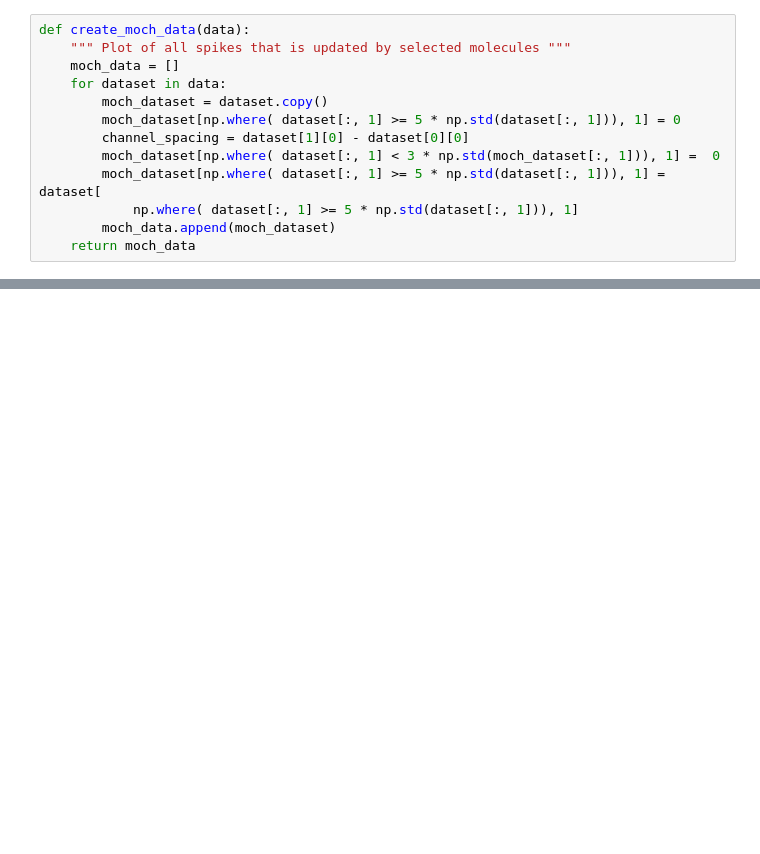
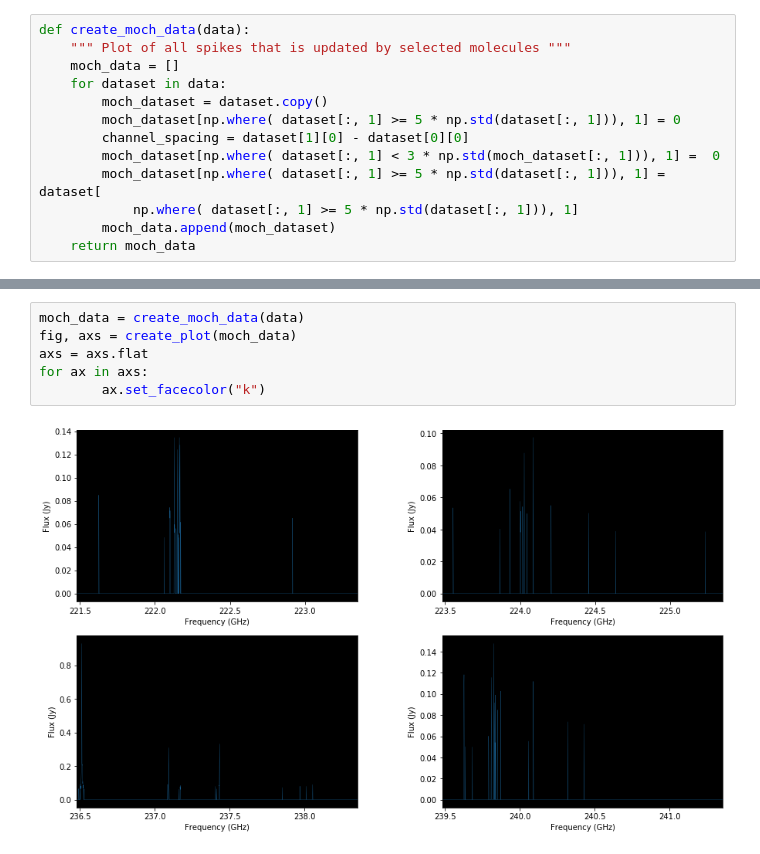
Before and after one commit to lavos84/NASA-Spectroscopy, a Jupyter notebook: Capstone.ipynb, the cells around one changed output, grey strips where cells are left out. Saved outputs shown, nothing was run; the diff lists cells and outputs as text; blank space fills up the shorter version.

Commit message:
Added plots for paper/poster

```diff
--- a/Capstone.ipynb
+++ b/Capstone.ipynb
@@ -977,0 +968,8 @@ HBox(children=(VBox(children=(Checkbox(value=False, description='&alpha;-Alanine
+# %%
+moch_data = create_moch_data(data)
+fig, axs = create_plot(moch_data)
+axs = axs.flat
+for ax in axs:
+        ax.set_facecolor("k")
+# %% [output]
+[figure, added]
```
Also changed, not shown: parts of 16 cells of this notebook.
